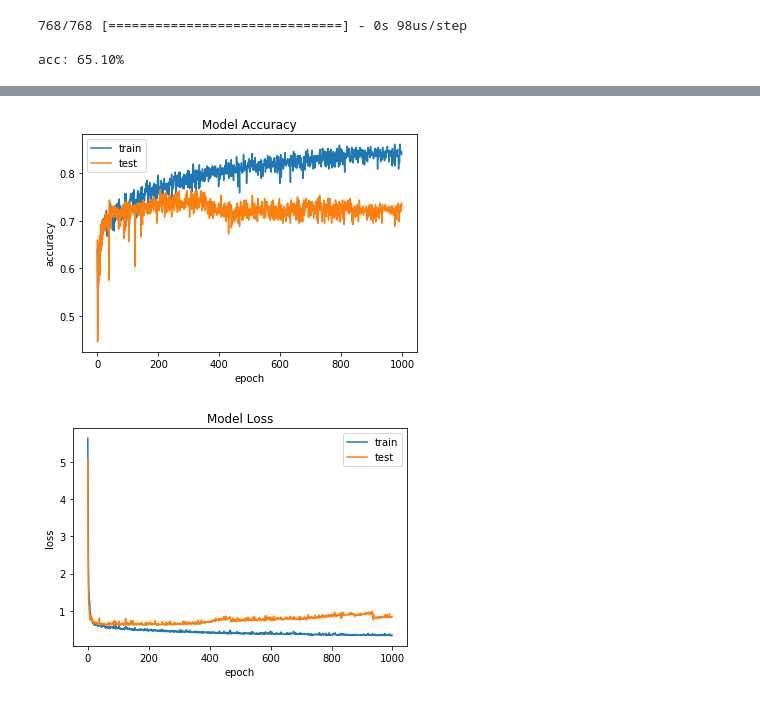
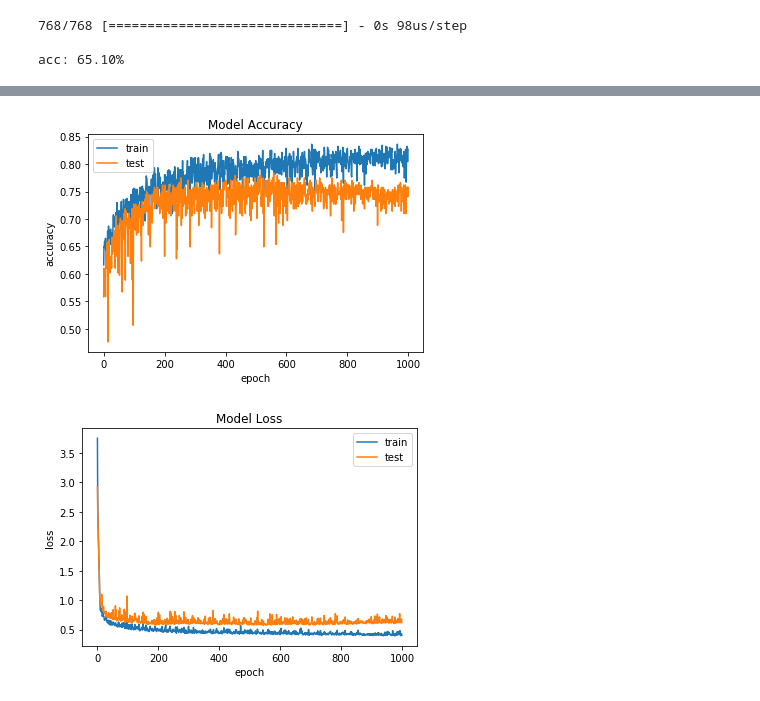
Before and after one commit to zxenia/textclf, a Jupyter notebook: Pima-Indians-Diabetes analysis with Keras.ipynb, the cells around one changed output, grey strips where cells are left out. Saved outputs shown, nothing was run; the diff lists cells and outputs as text; code cells hidden in the pictures.

```diff
--- a/Pima-Indians-Diabetes analysis with Keras.ipynb
+++ b/Pima-Indians-Diabetes analysis with Keras.ipynb
@@ -90,7 +90,7 @@ acc: 65.10%
 from sklearn.model_selection import train_test_split
 
 
-X_train, X_test, y_train, y_test = train_test_split(X, y, test_size=0.4, random_state=0)
+X_train, X_test, y_train, y_test = train_test_split(X, y, test_size=0.3, random_state=0)
 print(X_train.shape)
 print(X_test.shape)
 # %% [output]
@@ -103,5 +103,5 @@ model.add(Dense(8, activation='relu'))
 model.add(Dense(1, activation='sigmoid'))
 # %%
 model.compile(loss='binary_crossentropy', optimizer = 'adam', metrics=['accuracy'])
-modelfitted = model.fit(X_train, y_train, epochs=1000, batch_size=16, validation_data=(X_test, y_test))
+history = model.fit(X_train, y_train, epochs=1000, batch_size=16, validation_data=(X_test, y_test))
 # %% [output]
@@ -132,26 +170,26 @@ acc: 73.70%
 # %%
 # plot accuracy
 from keras.callbacks import ModelCheckpoint
 
 import matplotlib.pyplot as plt
 %matplotlib inline
-plt.plot(modelfitted.history['acc'])
-plt.plot(modelfitted.history['val_acc'])
+plt.plot(history.history['acc'])
+plt.plot(history.history['val_acc'])
 plt.title('Model Accuracy')
 plt.ylabel('accuracy')
 plt.xlabel('epoch')
 plt.legend(['train', 'test'])
 plt.show()
 # %% [output]
-[figure, old version]
+[figure, new version]
 # %%
 # plot loss
-plt.plot(modelfitted.history['loss'])
-plt.plot(modelfitted.history['val_loss'])
+plt.plot(history.history['loss'])
+plt.plot(history.history['val_loss'])
 plt.title('Model Loss')
 plt.ylabel('loss')
 plt.xlabel('epoch')
 plt.legend(['train', 'test'])
 plt.show()
 # %% [output]
-[figure, old version]
+[figure, new version]
```
Also changed, not shown: parts of 5 cells of this notebook, 1 other file.
